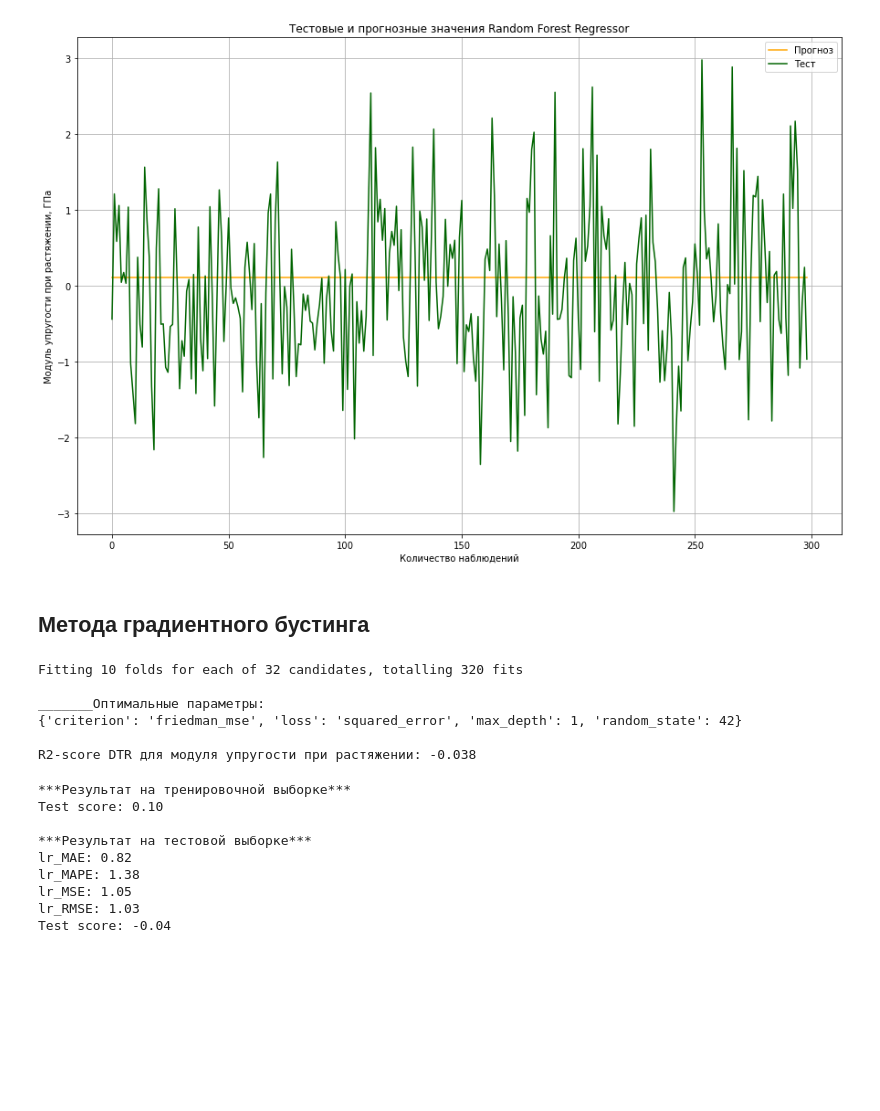
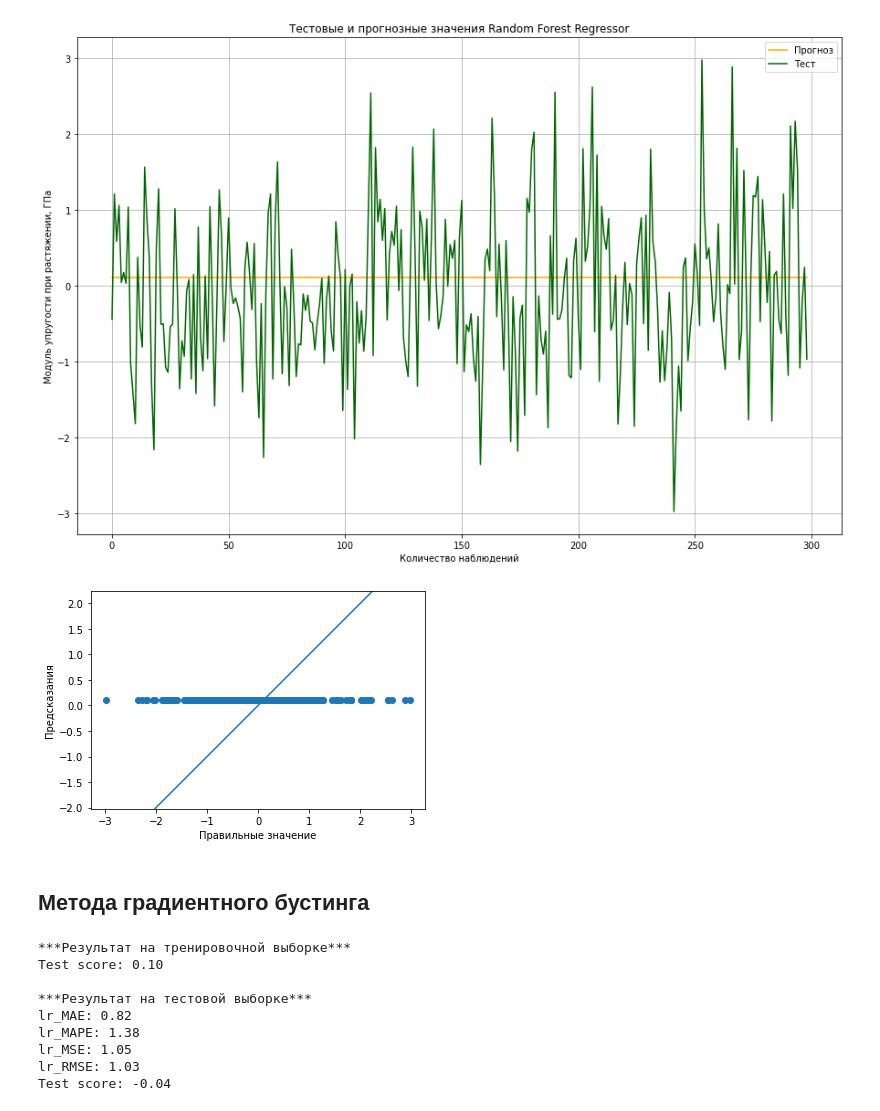
Before and after one commit to Artem-Chetverikov/VKR_MGTU_2022, a Jupyter notebook: Jupyter Notebook/prediction_of_properties/Prediction_of_properties (Модуль упругости при растяжении, ГПа).ipynb, the cells around one changed output. Drawn from its saved outputs; the diff is of its cells as text; code cells hidden in the pictures; blank space fills up the shorter version.

```diff
--- a/Jupyter Notebook/prediction_of_properties/Prediction_of_properties (Модуль упругости при растяжении, ГПа).ipynb
+++ b/Jupyter Notebook/prediction_of_properties/Prediction_of_properties (Модуль упругости при растяжении, ГПа).ipynb
@@ -476,14 +493,14 @@ param_grid_rfr = {'n_estimators': [10,50,#100,200,500
                  'max_samples': [None,1,5,10]
                 }
 # %%
-# запускаем GridSearch для поиска оптимальных гиперпараметров
-gs_rfr = GridSearchCV(rfr, param_grid_rfr, cv = 10, verbose = 1, scoring = 'r2', error_score=np.nan)
-gs_rfr.fit(x_train_1, y_train_1)
+# # запускаем GridSearch для поиска оптимальных гиперпараметров
+# gs_rfr = GridSearchCV(rfr, param_grid_rfr, cv = 10, verbose = 1, scoring = 'r2', error_score=np.nan)
+# gs_rfr.fit(x_train_1, y_train_1)
 
-# отобразим лучший результат
-print()
-print("_______Оптимальные параметры:")
-print(gs_rfr.best_params_)
-rfr = gs_rfr.best_estimator_
-print()
-print(f'R2-score DTR для модуля упругости при растяжении: {rfr.score(x_test_1, y_test_1).round(3)}')
+# # отобразим лучший результат
+# print()
+# print("_______Оптимальные параметры:")
+# print(gs_rfr.best_params_)
+# rfr = gs_rfr.best_estimator_
+# print()
+# print(f'R2-score DTR для модуля упругости при растяжении: {rfr.score(x_test_1, y_test_1).round(3)}')
@@ -513,6 +507,13 @@ Traceback (most recent call last):
 # %%
+# _______Оптимальные параметры:
+# {'bootstrap': True, 'criterion': 'squared_error', 'max_features': None, 'max_samples': 1, 'n_estimators': 50,
+#  'oob_score': True, 'random_state': 42}
+
+
 # оценка модели
-best_model = rfr
+best_model = RandomForestRegressor(bootstrap= True, criterion= 'squared_error', max_features= None, max_samples= 1,
+                                   n_estimators= 50, oob_score= True, random_state= 42)
+best_model.fit(x_train_1, y_train_1)
 y_pred = best_model.predict(x_test_1)
 print('***Результат на тренировочной выборке***')
 print("Test score: {:.2f}".format(best_model.score(x_train_1, y_train_1)))
@@ -545,6 +546,17 @@ plt.legend()
 plt.grid(True);
 # %% [output]
 [figure]
+# %%
+plt.scatter(y_test_1, y_pred)
+plt.xlabel('Правильные значение')
+plt.ylabel('Предсказания')
+plt.axis('equal')
+plt.xlim(plt.xlim())
+plt.ylim(plt.ylim())
+plt.plot([-100, 100], [-100, 100])
+plt.show()
+# %% [output]
+[figure, added]
 # %% [markdown]
 ## Метода градиентного бустинга
 # %%
@@ -577,22 +589,15 @@ param_grid_gbr = {'loss': ['squared_error', 'absolute_error', 'huber', 'quantile
 #                 'ccp_alpha': [0.0,0.1,0.5,1.0,1.5,5.0],
                 }
 # %%
-# запускаем GridSearch для поиска оптимальных гиперпараметров
-gs_gbr = GridSearchCV(gbr, param_grid_gbr, cv = 10, verbose = 1, scoring = 'r2', error_score=np.nan)
-gs_gbr.fit(x_train_1, y_train_1)
+# # запускаем GridSearch для поиска оптимальных гиперпараметров
+# gs_gbr = GridSearchCV(gbr, param_grid_gbr, cv = 10, verbose = 1, scoring = 'r2', error_score=np.nan)
+# gs_gbr.fit(x_train_1, y_train_1)
 
-# отобразим лучший результат
-print()
-print("_______Оптимальные параметры:")
-print(gs_gbr.best_params_)
-gbr = gs_gbr.best_estimator_
-print()
-print(f'R2-score DTR для модуля упругости при растяжении: {gbr.score(x_test_1, y_test_1).round(3)}')
+# # отобразим лучший результат
+# print()
+# print("_______Оптимальные параметры:")
+# print(gs_gbr.best_params_)
+# gbr = gs_gbr.best_estimator_
+# print()
+# print(f'R2-score DTR для модуля упругости при растяжении: {gbr.score(x_test_1, y_test_1).round(3)}')
-# %% [output]
-Fitting 10 folds for each of 32 candidates, totalling 320 fits
-
-_______Оптимальные параметры:
-{'criterion': 'friedman_mse', 'loss': 'squared_error', 'max_depth': 1, 'random_state': 42}
-
-R2-score DTR для модуля упругости при растяжении: -0.038
 # %%
```
Also changed, not shown: parts of 30 cells of this notebook, 7 other files.
